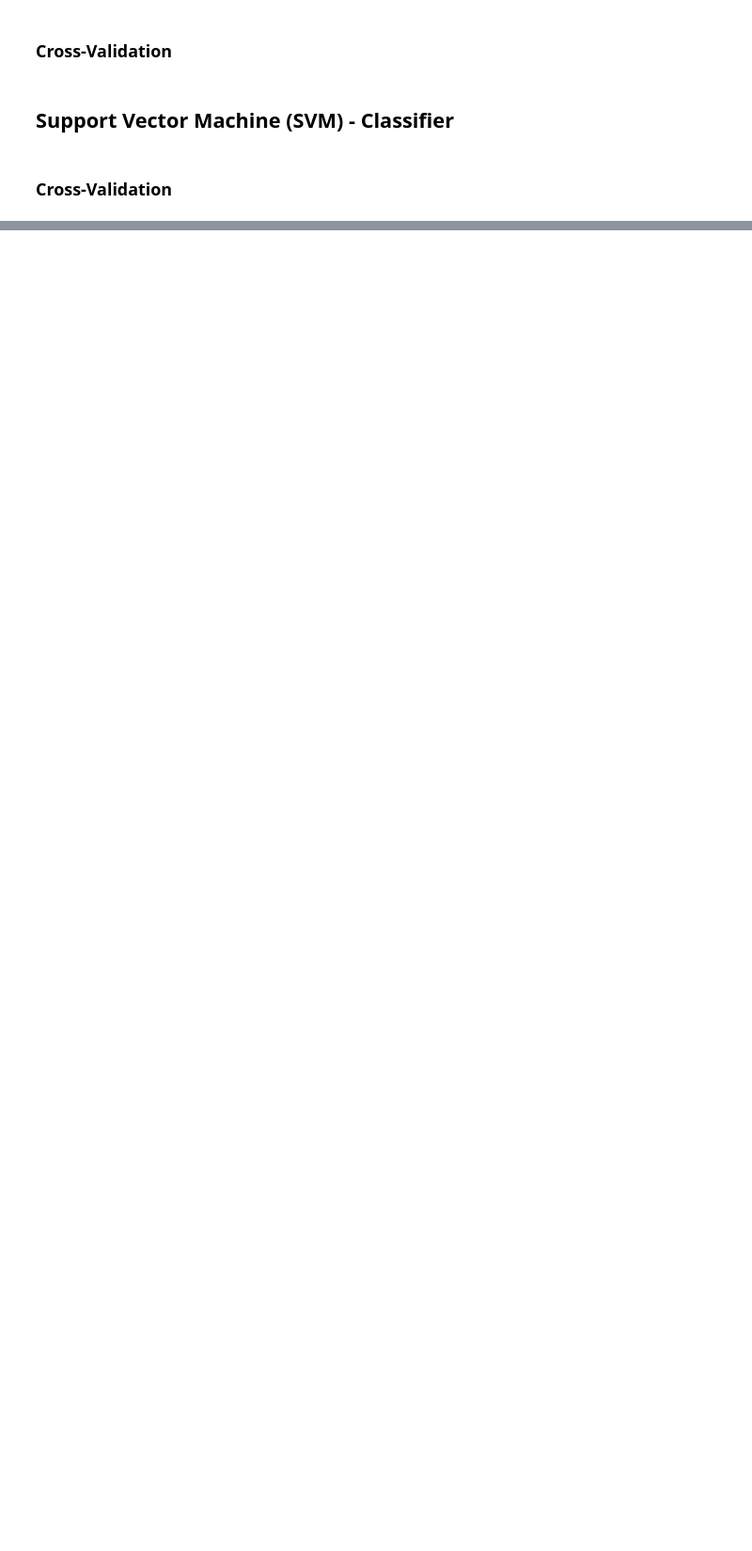
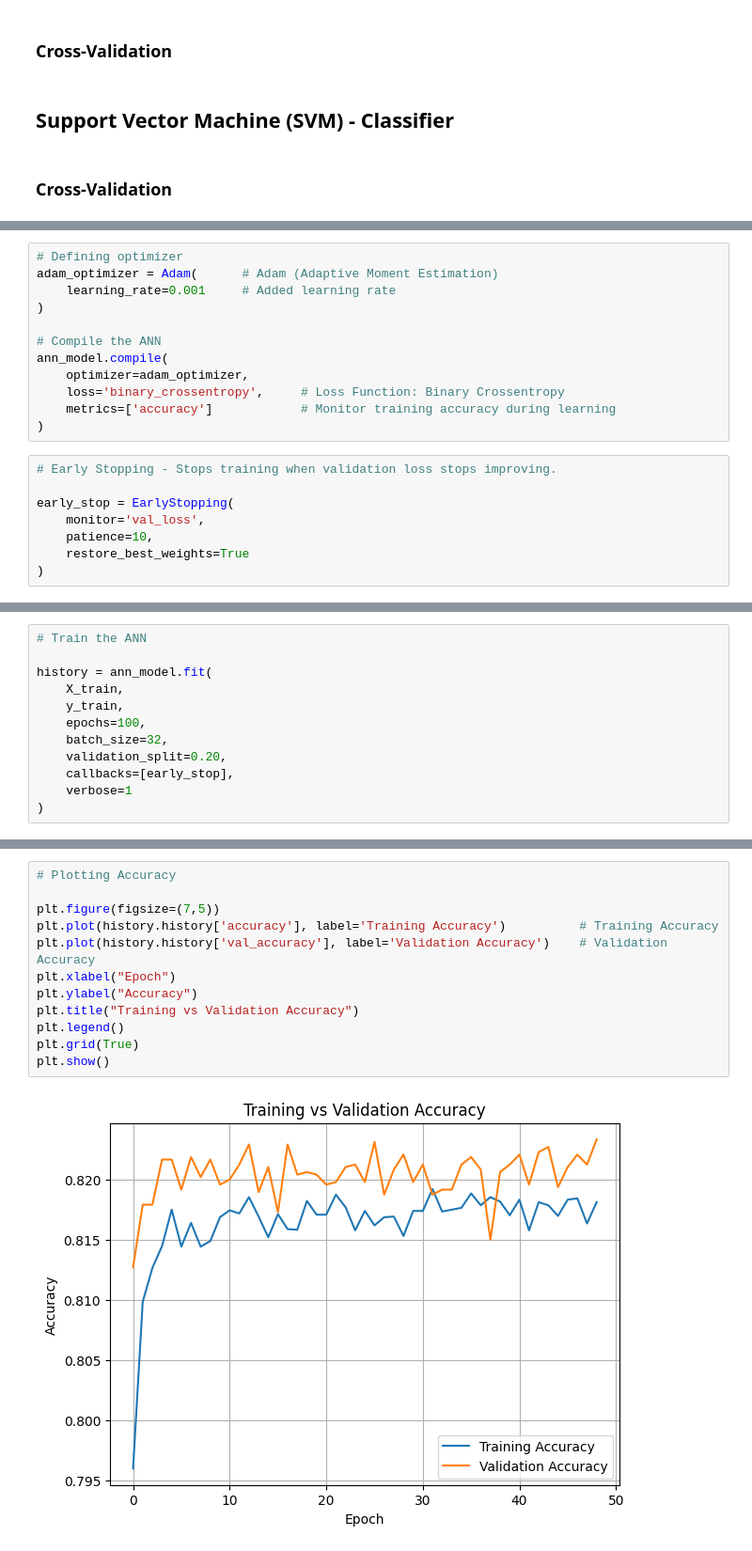
Before and after one commit to Knchna/Credit_Default_Preprocessing, a Jupyter notebook: Credit_Default_Preprocessing.ipynb, the cells around one changed output, grey strips where cells are left out. Shown at 94% size. Saved outputs shown, nothing was run; the diff lists cells and outputs as text; blank space fills up the shorter version.

```diff
--- a/Credit_Default_Preprocessing.ipynb
+++ b/Credit_Default_Preprocessing.ipynb
@@ -1161,0 +1508,20 @@ Overall, the Bagging Classifier built on the optimized Logistic Regression was s
+# %%
+# Defining optimizer
+adam_optimizer = Adam(      # Adam (Adaptive Moment Estimation)
+    learning_rate=0.001     # Added learning rate
+)
+
+# Compile the ANN
+ann_model.compile(
+    optimizer=adam_optimizer,
+    loss='binary_crossentropy',     # Loss Function: Binary Crossentropy
+    metrics=['accuracy']            # Monitor training accuracy during learning
+)
+# %%
+# Early Stopping - Stops training when validation loss stops improving.
+
+early_stop = EarlyStopping(
+    monitor='val_loss',
+    patience=10,
+    restore_best_weights=True
+)
@@ -1161,0 +1530,12 @@ Overall, the Bagging Classifier built on the optimized Logistic Regression was s
+# %%
+# Train the ANN
+
+history = ann_model.fit(
+    X_train,
+    y_train,
+    epochs=100,
+    batch_size=32,
+    validation_split=0.20,
+    callbacks=[early_stop],
+    verbose=1
+)
@@ -1161,0 +1628,14 @@ Overall, the Bagging Classifier built on the optimized Logistic Regression was s
+# %%
+# Plotting Accuracy
+
+plt.figure(figsize=(7,5))
+plt.plot(history.history['accuracy'], label='Training Accuracy')          # Training Accuracy
+plt.plot(history.history['val_accuracy'], label='Validation Accuracy')    # Validation Accuracy
+plt.xlabel("Epoch")
+plt.ylabel("Accuracy")
+plt.title("Training vs Validation Accuracy")
+plt.legend()
+plt.grid(True)
+plt.show()
+# %% [output]
+[figure, added]
```
Also changed, not shown: parts of 37 cells of this notebook.
